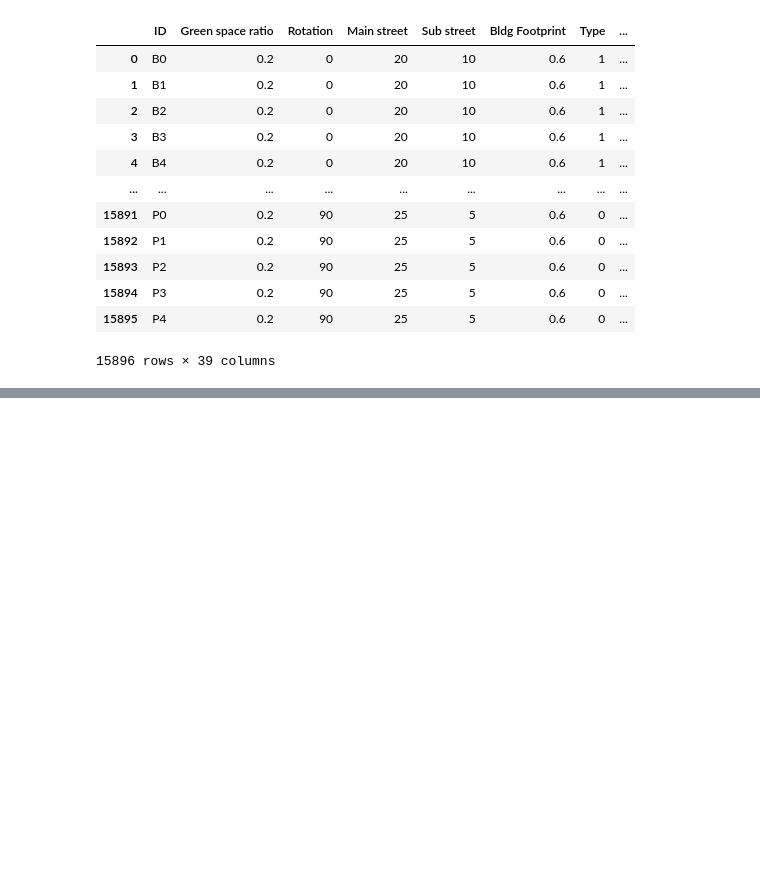
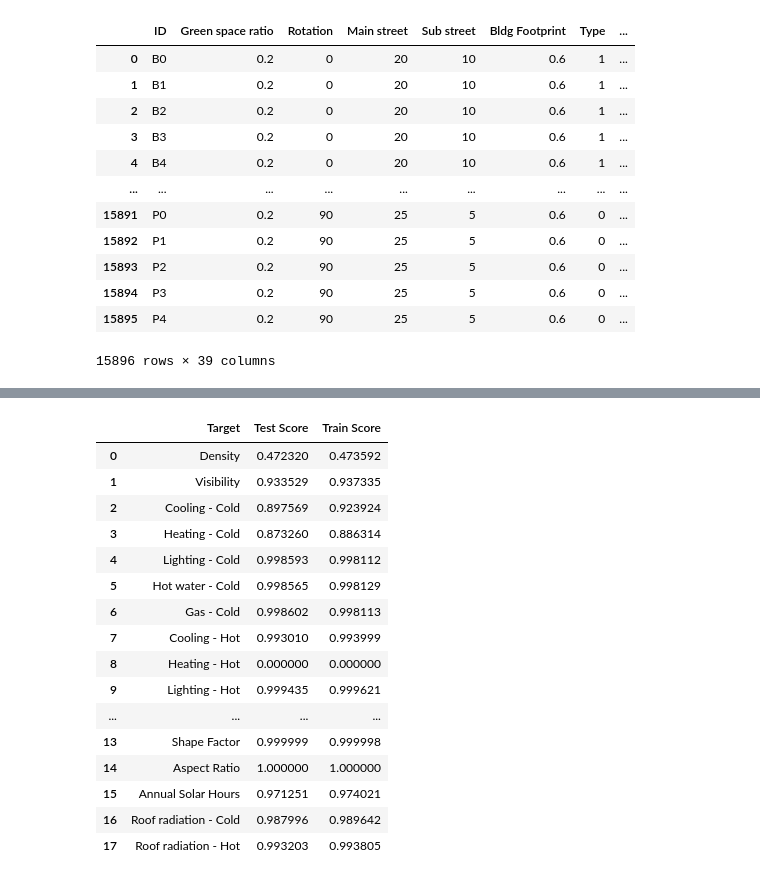
Before and after one commit to Marzhmann/UrbanHub, a Jupyter notebook: XGB-opt.ipynb, the cells around one changed output, grey strips where cells are left out. Saved outputs shown, nothing was run; the diff lists cells and outputs as text; code cells hidden in the pictures; blank space fills up the shorter version.

```diff
--- a/XGB-opt.ipynb
+++ b/XGB-opt.ipynb
@@ -31,0 +73,6 @@ X_train, X_test, y_train, y_test = train_test_split(X, y, test_size=0.2)
+# %%
+yp_train = model.predict(X_train)
+yp_test = model.predict(X_test)
+# %%
+r2_train=r2_score(y_train, yp_train, multioutput='raw_values')
+r2_test=r2_score(y_test, yp_test, multioutput='raw_values')
@@ -31,0 +93,22 @@ X_train, X_test, y_train, y_test = train_test_split(X, y, test_size=0.2)
+# %%
+results = {'Target': y.columns , 'Test Score': r2_test, 'Train Score': r2_train}
+results_df = pd.DataFrame(results)
+results_df
+# %% [output]
+|  | Target | Test Score | Train Score |
+| 0 | Density | 0.472320 | 0.473592 |
+| 1 | Visibility | 0.933529 | 0.937335 |
+| 2 | Cooling - Cold | 0.897569 | 0.923924 |
+| 3 | Heating - Cold | 0.873260 | 0.886314 |
+| 4 | Lighting - Cold | 0.998593 | 0.998112 |
+| 5 | Hot water - Cold | 0.998565 | 0.998129 |
+| 6 | Gas - Cold | 0.998602 | 0.998113 |
+| 7 | Cooling - Hot | 0.993010 | 0.993999 |
+| 8 | Heating - Hot | 0.000000 | 0.000000 |
+| 9 | Lighting - Hot | 0.999435 | 0.999621 |
+| ... | ... | ... | ... |
+| 13 | Shape Factor | 0.999999 | 0.999998 |
+| 14 | Aspect Ratio | 1.000000 | 1.000000 |
+| 15 | Annual Solar Hours | 0.971251 | 0.974021 |
+| 16 | Roof radiation - Cold | 0.987996 | 0.989642 |
+| 17 | Roof radiation - Hot | 0.993203 | 0.993805 |
```
Also changed, not shown: parts of 7 cells of this notebook.
